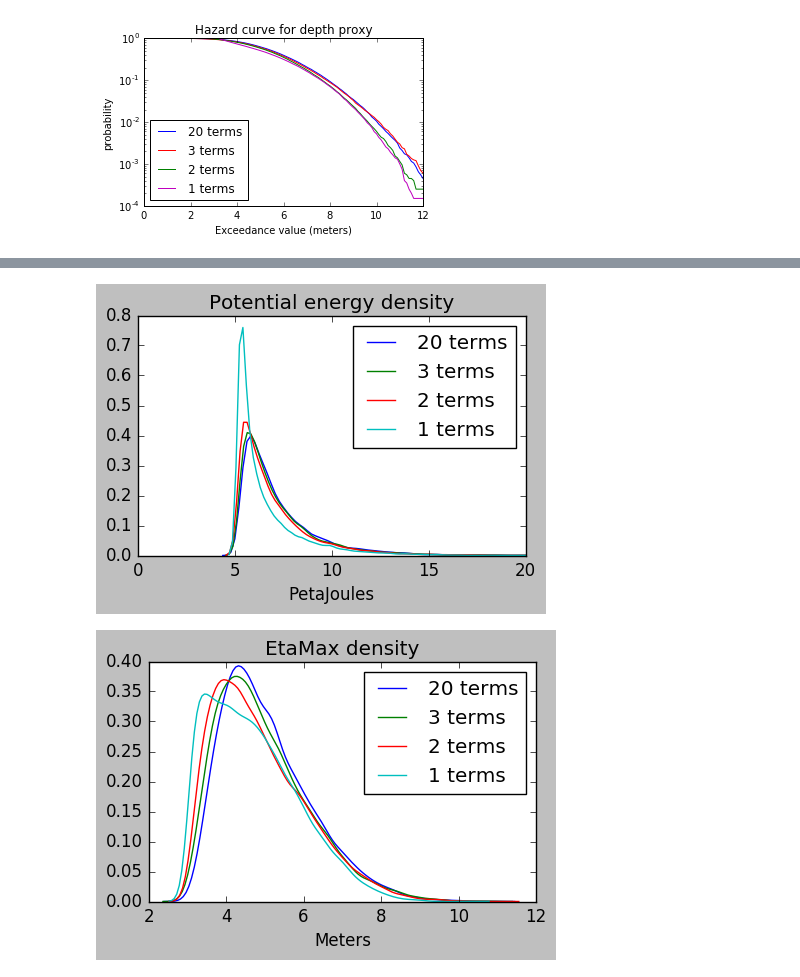
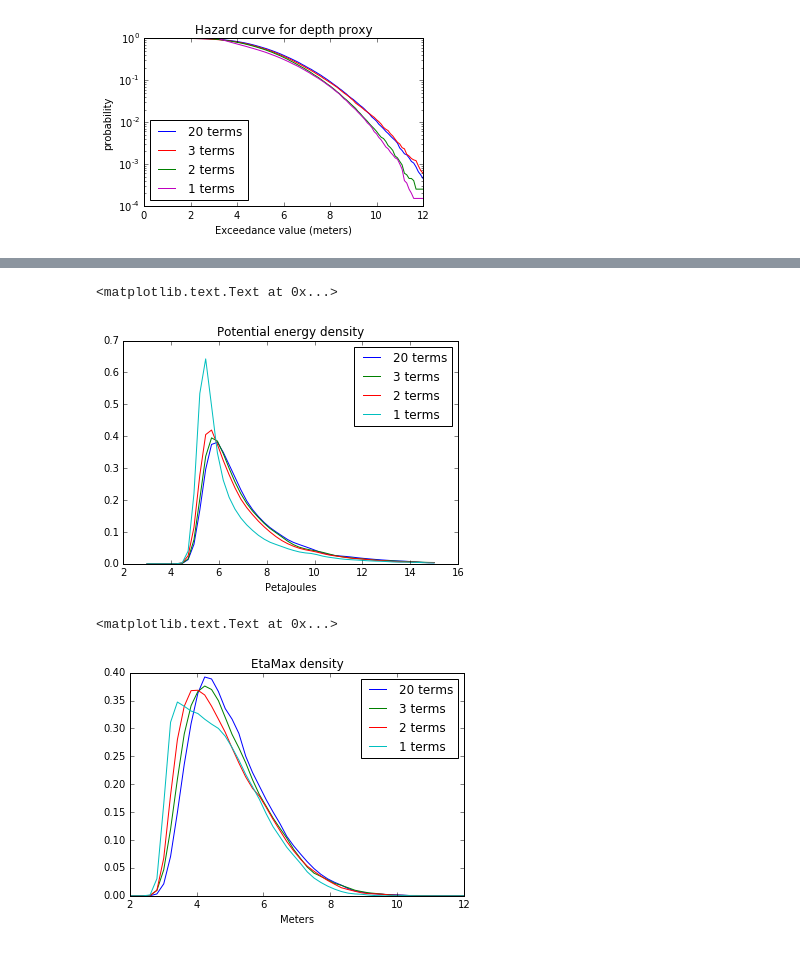
Before and after one commit to rjleveque/KLslip-paper, a Jupyter notebook: KL1d_figures_demo.ipynb, the cells around one changed output, grey strips where cells are left out. Drawn from its saved outputs; the diff is of its cells as text; code cells hidden in the pictures.

```diff
--- a/KL1d_figures_demo.ipynb
+++ b/KL1d_figures_demo.ipynb
@@ -615,27 +644,50 @@ show()
 # %%
-figure(figsize=(5,3))
-ax = axes()
-sns.kdeplot(realizations['Energy'], label='20 terms', ax=ax)
-sns.kdeplot(realizations3['Energy'], label='3 terms', ax=ax)
-sns.kdeplot(realizations2['Energy'], label='2 terms', ax=ax)
-sns.kdeplot(realizations1['Energy'], label='1 terms', ax=ax)
-xlim(0,20)
+E = linspace(3,15)
+kde = stats.gaussian_kde(realizations['Energy'])
+rho = kde.pdf(E)
+plot(E, rho, label='20 terms')
+
+kde = stats.gaussian_kde(realizations3['Energy'])
+rho = kde.pdf(E)
+plot(E, rho, label='3 terms')
+
+kde = stats.gaussian_kde(realizations2['Energy'])
+rho = kde.pdf(E)
+plot(E, rho, label='2 terms')
+
+kde = stats.gaussian_kde(realizations1['Energy'])
+rho = kde.pdf(E)
+plot(E, rho, label='1 terms')
+
+legend()
 xlabel('PetaJoules')
 title('Potential energy density')
 #savefigp('kde_Energy.jpg')
-show()
 # %% [output]
+<matplotlib.text.Text at 0x...>
-[figure, old version]
+[figure, new version]
 # %%
-figure(figsize=(5,3))
-ax = axes()
-sns.kdeplot(realizations['EtaMax'], label='20 terms', ax=ax)
-sns.kdeplot(realizations3['EtaMax'], label='3 terms', ax=ax)
-sns.kdeplot(realizations2['EtaMax'], label='2 terms', ax=ax)
-sns.kdeplot(realizations1['EtaMax'], label='1 terms', ax=ax)
+E = linspace(2,12)
+kde = stats.gaussian_kde(realizations['EtaMax'])
+rho = kde.pdf(E)
+plot(E, rho, label='20 terms')
+
+kde = stats.gaussian_kde(realizations3['EtaMax'])
+rho = kde.pdf(E)
+plot(E, rho, label='3 terms')
+
+kde = stats.gaussian_kde(realizations2['EtaMax'])
+rho = kde.pdf(E)
+plot(E, rho, label='2 terms')
+
+kde = stats.gaussian_kde(realizations1['EtaMax'])
+rho = kde.pdf(E)
+plot(E, rho, label='1 terms')
+
+legend()
 xlabel('Meters')
 title('EtaMax density')
 #savefigp('kde_EtaMax.jpg')
-show()
 # %% [output]
+<matplotlib.text.Text at 0x...>
-[figure, old version]
+[figure, new version]
```
Also changed, not shown: parts of 13 cells of this notebook, 2 other files.
